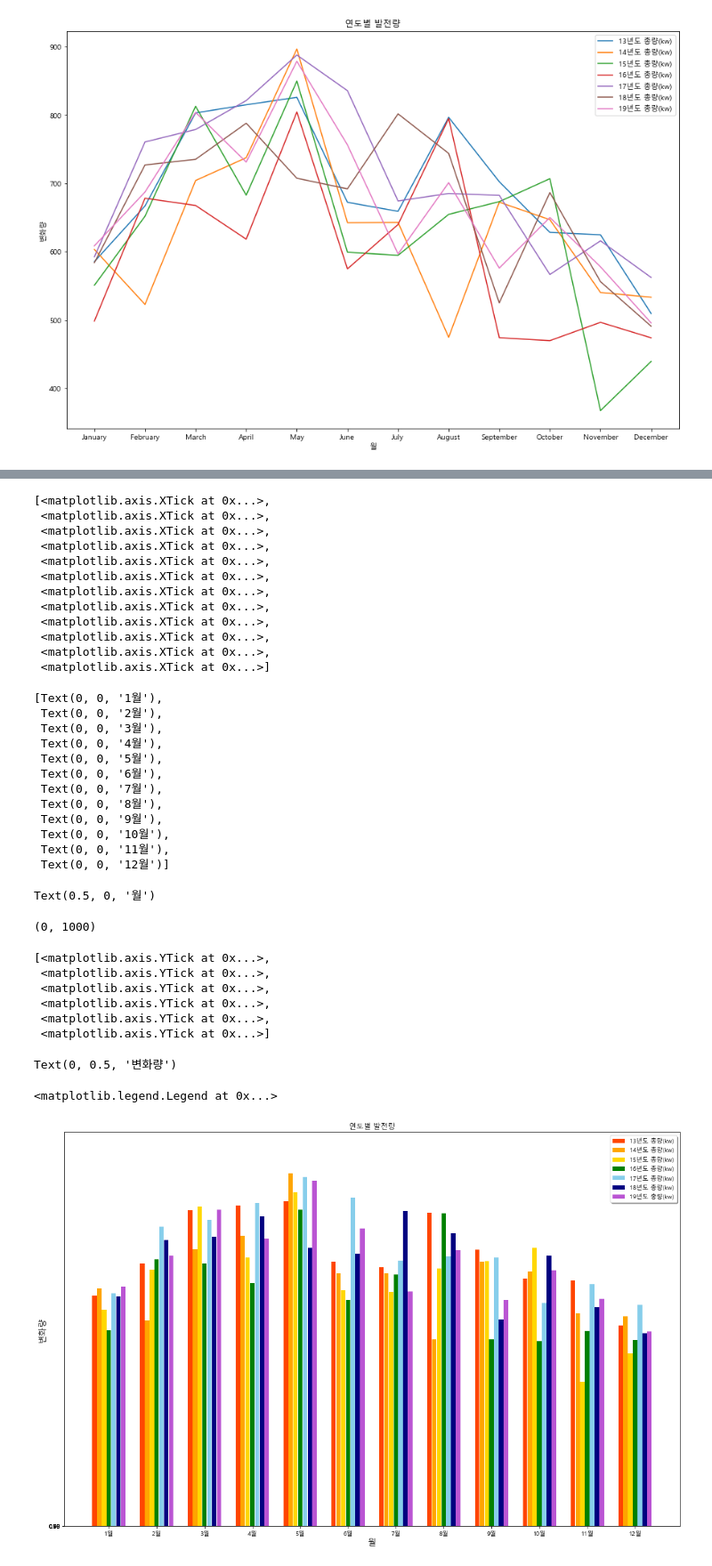
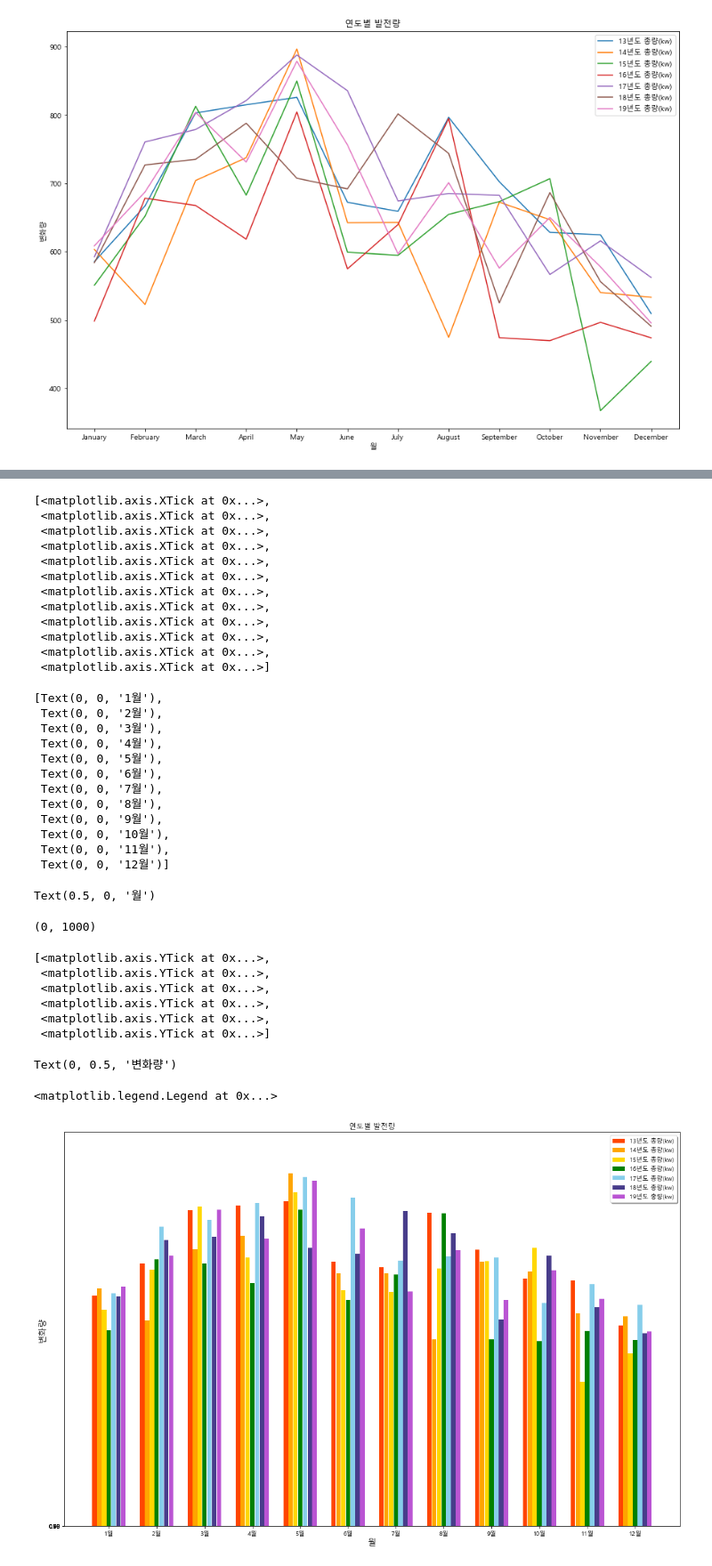
Before and after one commit to J-woooo/Solar, a Jupyter notebook: 시각화(이주영).ipynb, the cells around one changed output, grey strips where cells are left out. Shown: that part at 89% size. Cells and saved outputs as stored; diff of their text form; code cells hidden in the pictures.

```diff
--- a/시각화(이주영).ipynb
+++ b/시각화(이주영).ipynb
@@ -355,7 +355,7 @@ data = {'13년도 총량(kw)':r2,'14년도 총량(kw)':r3,'15년도 총량(kw)':
 plt.rc('font', family='Malgun Gothic')
 fig = plt.figure(figsize=(15,10))
 ax = fig.add_subplot(111)
-colors = ['orangered', 'orange', 'gold', 'g', 'skyblue', 'navy', 'mediumorchid']
+colors = ['orangered', 'orange', 'gold', 'g', 'skyblue', 'darkslateblue', 'mediumorchid']
 width = 0.1
 
 for i, model in enumerate(models):
@@ -397,34 +397,34 @@ Text(0.5, 1.0, '연도별 발전량')
  <matplotlib.axis.XTick at 0x...>,
  <matplotlib.axis.XTick at 0x...>,
  <matplotlib.axis.XTick at 0x...>,
  <matplotlib.axis.XTick at 0x...>,
  <matplotlib.axis.XTick at 0x...>,
  <matplotlib.axis.XTick at 0x...>,
  <matplotlib.axis.XTick at 0x...>,
  <matplotlib.axis.XTick at 0x...>]
 [Text(0, 0, '1월'),
  Text(0, 0, '2월'),
  Text(0, 0, '3월'),
  Text(0, 0, '4월'),
  Text(0, 0, '5월'),
  Text(0, 0, '6월'),
  Text(0, 0, '7월'),
  Text(0, 0, '8월'),
  Text(0, 0, '9월'),
  Text(0, 0, '10월'),
  Text(0, 0, '11월'),
  Text(0, 0, '12월')]
 Text(0.5, 0, '월')
 (0, 1000)
 [<matplotlib.axis.YTick at 0x...>,
  <matplotlib.axis.YTick at 0x...>,
  <matplotlib.axis.YTick at 0x...>,
  <matplotlib.axis.YTick at 0x...>,
  <matplotlib.axis.YTick at 0x...>,
  <matplotlib.axis.YTick at 0x...>]
 Text(0, 0.5, '변화량')
 <matplotlib.legend.Legend at 0x...>
-[figure, old version]
+[figure, new version]
 # %%
 def compute_pos(xticks, width, i, models):
     index = np.arange(len(xticks))
```
Also changed, not shown: parts of 9 cells of this notebook.
